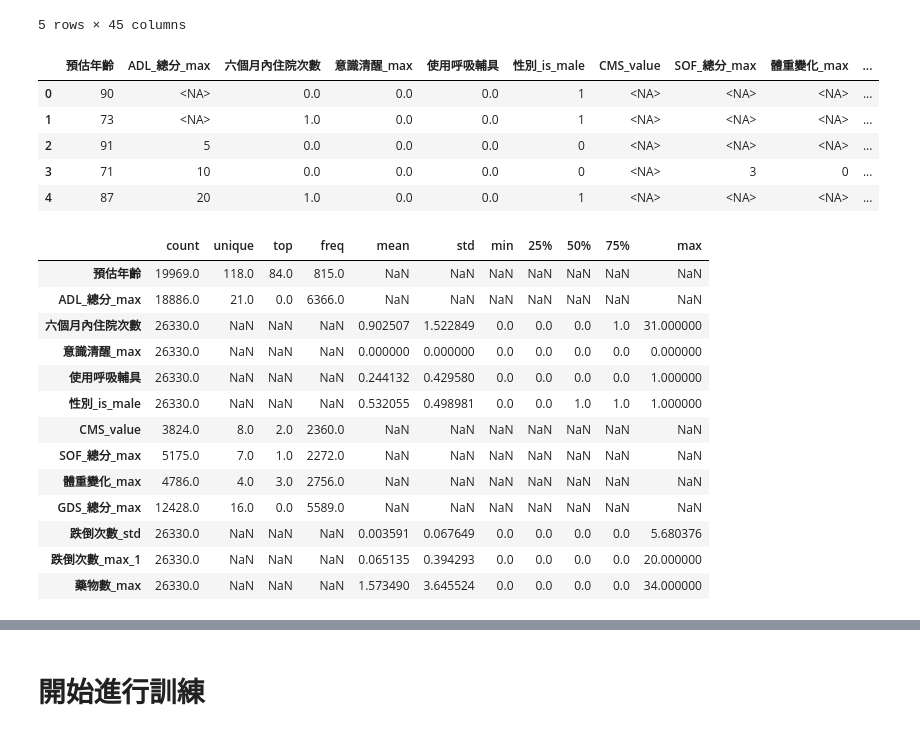
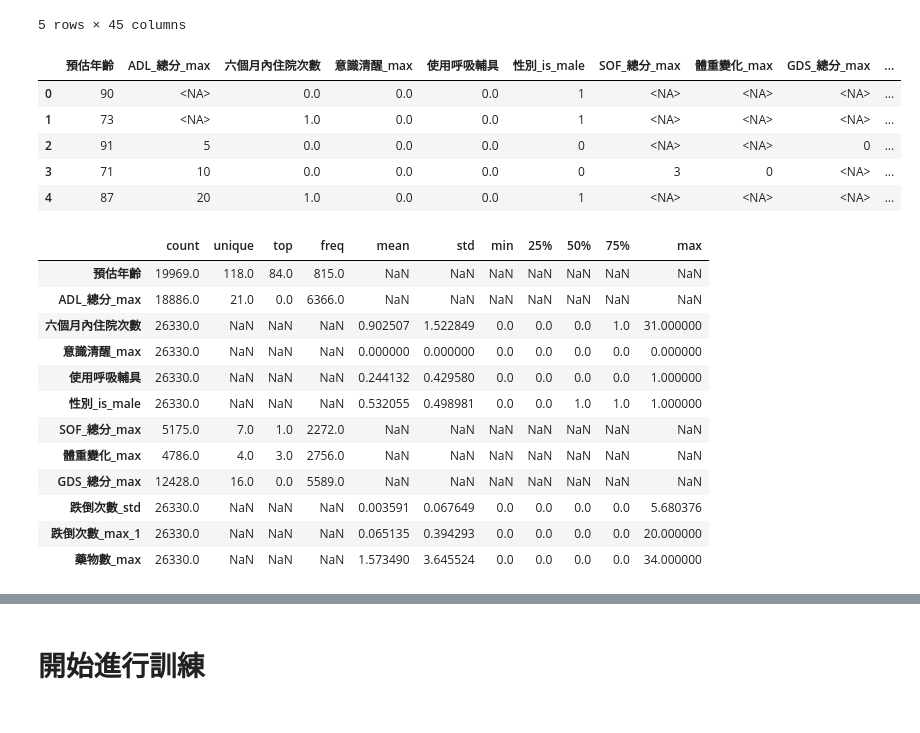
Before and after one commit to peculab/AI4JUBO, a Jupyter notebook: JuboDeath_V4.ipynb, the cells around one changed output, grey strips where cells are left out. Drawn from its saved outputs; the diff is of its cells as text; code cells hidden in the pictures.

```diff
--- a/JuboDeath_V4.ipynb
+++ b/JuboDeath_V4.ipynb
@@ -52,6 +52,13 @@ top_13_features = [
     '性別_is_male', 'CMS_value', 'SOF_總分_max', '體重變化_max', 'GDS_總分_max',
     '跌倒次數_std', '跌倒次數_max_1', '藥物數_max'
 ]
+
+# 前 13 個重要特徵
+top_features = [
+    '預估年齡', 'ADL_總分_max', '六個月內住院次數', '意識清醒_max', '使用呼吸輔具',
+    '性別_is_male', 'SOF_總分_max', '體重變化_max', 'GDS_總分_max',
+    '跌倒次數_std', '跌倒次數_max_1', '藥物數_max'
+]
 # %% [markdown]
 # 分析訓練資料的遺失值分布
 # %%
@@ -451,15 +453,15 @@ df.head()
 | 4 | 1089 | C0053 | 1 | 162 | 1089 | C0053 | 1 | 87 | 0 | <NA> | ... |
 5 rows × 45 columns
 # %%
-df_sub = df[top_13_features]
+df_sub = df[top_features]
 y = df['死亡標記']
 df_sub.head()
 # %% [output]
-|  | 預估年齡 | ADL_總分_max | 六個月內住院次數 | 意識清醒_max | 使用呼吸輔具 | 性別_is_male | CMS_value | SOF_總分_max | 體重變化_max | ... |
+|  | 預估年齡 | ADL_總分_max | 六個月內住院次數 | 意識清醒_max | 使用呼吸輔具 | 性別_is_male | SOF_總分_max | 體重變化_max | GDS_總分_max | ... |
 | 0 | 90 | <NA> | 0.0 | 0.0 | 0.0 | 1 | <NA> | <NA> | <NA> | ... |
 | 1 | 73 | <NA> | 1.0 | 0.0 | 0.0 | 1 | <NA> | <NA> | <NA> | ... |
-| 2 | 91 | 5 | 0.0 | 0.0 | 0.0 | 0 | <NA> | <NA> | <NA> | ... |
-| 3 | 71 | 10 | 0.0 | 0.0 | 0.0 | 0 | <NA> | 3 | 0 | ... |
+| 2 | 91 | 5 | 0.0 | 0.0 | 0.0 | 0 | <NA> | <NA> | 0 | ... |
+| 3 | 71 | 10 | 0.0 | 0.0 | 0.0 | 0 | 3 | 0 | <NA> | ... |
 | 4 | 87 | 20 | 1.0 | 0.0 | 0.0 | 1 | <NA> | <NA> | <NA> | ... |
 # %%
 df_sub.describe(include='all').T
@@ -471,7 +473,6 @@ df_sub.describe(include='all').T
 | 意識清醒_max | 26330.0 | NaN | NaN | NaN | 0.000000 | 0.000000 | 0.0 | 0.0 | 0.0 | 0.0 | 0.000000 |
 | 使用呼吸輔具 | 26330.0 | NaN | NaN | NaN | 0.244132 | 0.429580 | 0.0 | 0.0 | 0.0 | 0.0 | 1.000000 |
 | 性別_is_male | 26330.0 | NaN | NaN | NaN | 0.532055 | 0.498981 | 0.0 | 0.0 | 1.0 | 1.0 | 1.000000 |
-| CMS_value | 3824.0 | 8.0 | 2.0 | 2360.0 | NaN | NaN | NaN | NaN | NaN | NaN | NaN |
 | SOF_總分_max | 5175.0 | 7.0 | 1.0 | 2272.0 | NaN | NaN | NaN | NaN | NaN | NaN | NaN |
 | 體重變化_max | 4786.0 | 4.0 | 3.0 | 2756.0 | NaN | NaN | NaN | NaN | NaN | NaN | NaN |
 | GDS_總分_max | 12428.0 | 16.0 | 0.0 | 5589.0 | NaN | NaN | NaN | NaN | NaN | NaN | NaN |
```
Also changed, not shown: parts of 16 cells of this notebook.
